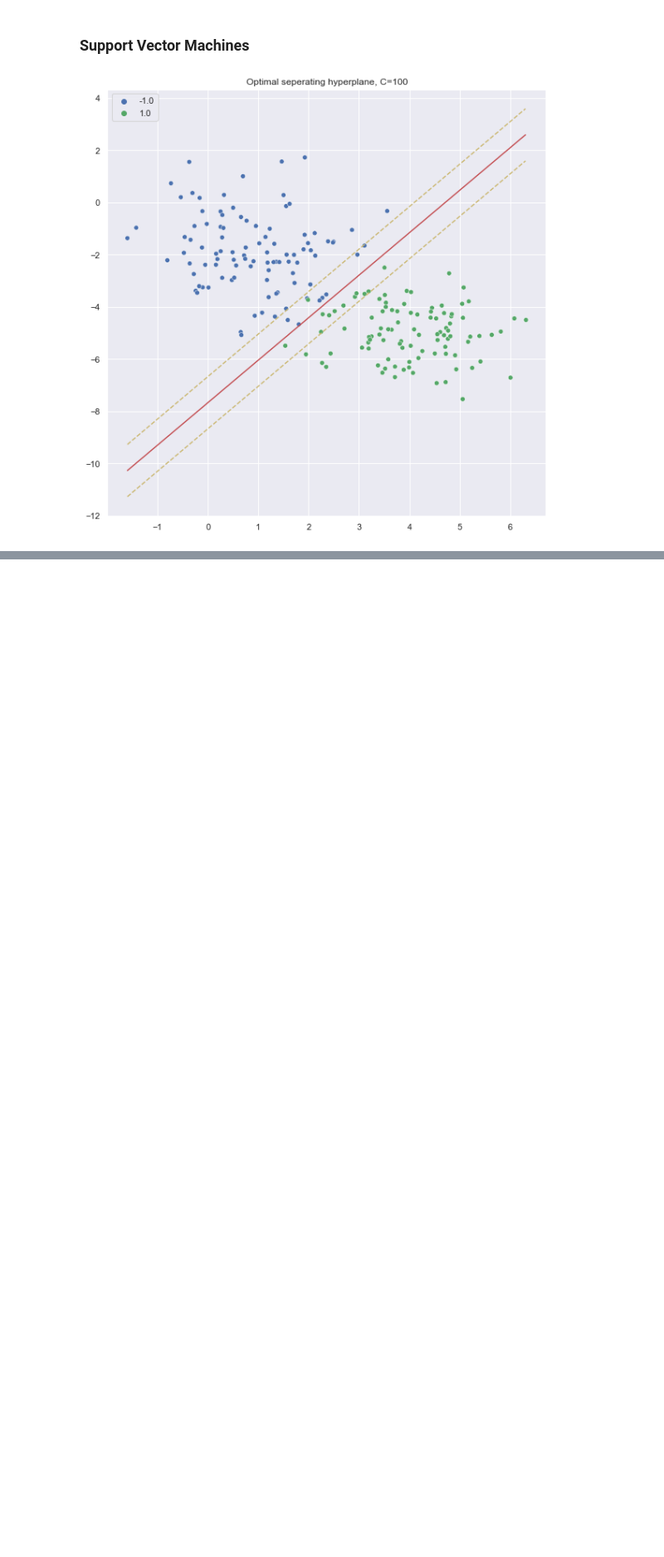
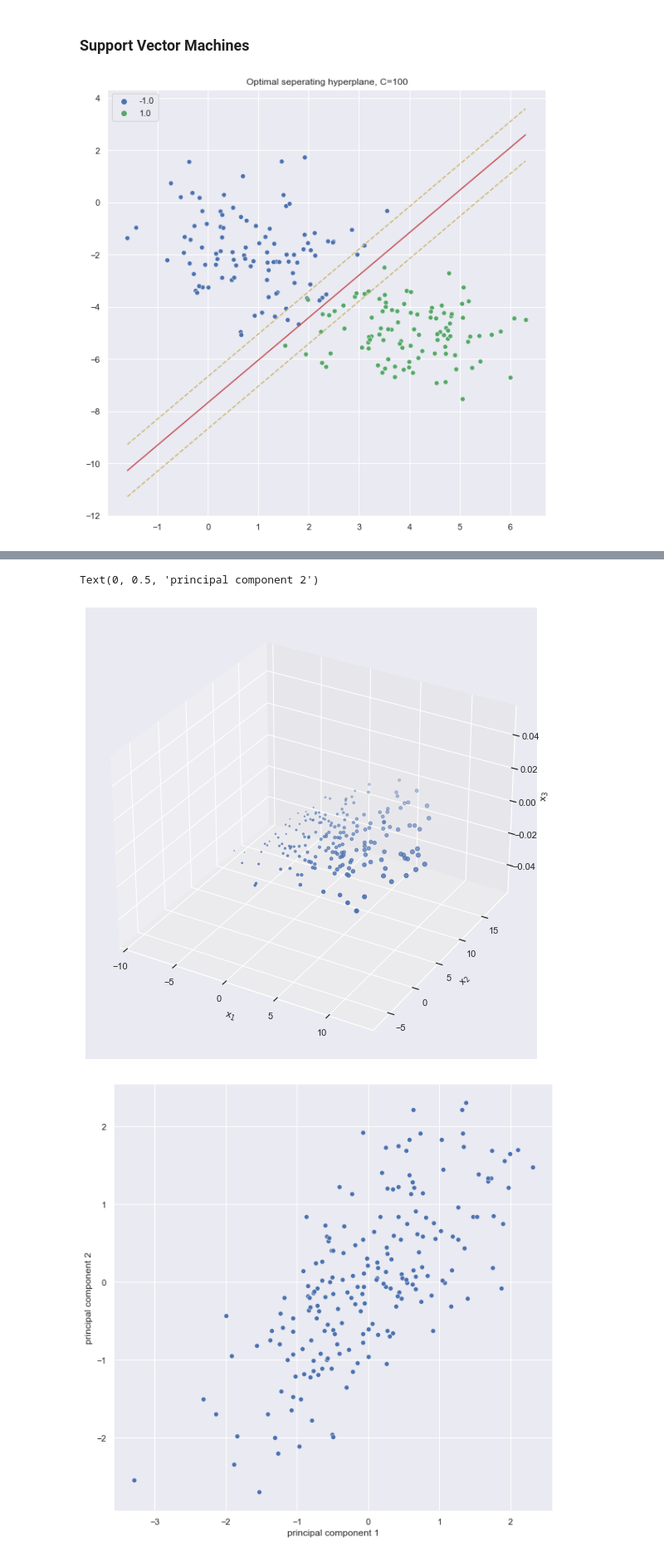
Before and after one commit to yarahal/machine-learning, a Jupyter notebook: notebook.ipynb, the cells around one changed output, grey strips where cells are left out. Shown at 83% size. Saved outputs shown, nothing was run; the diff lists cells and outputs as text; code cells hidden in the pictures; blank space fills up the shorter version.

```diff
--- a/notebook.ipynb
+++ b/notebook.ipynb
@@ -292,0 +297,47 @@ plt.title(f'Optimal seperating hyperplane, C={C}');
+# %%
+class PCA:
+    def __init__(self,k):
+        self.k = k
+
+    def fit(self,X):
+        m, n = X.shape[0], X.shape[1]
+        for j in range(n):
+            X[:,j] = (X[:,j] - np.mean(X[:,j]))/(np.std(X[:,j]))
+        cov_mat = np.cov(X.transpose())
+        eig_values, eig_vectors = np.linalg.eig(cov_mat)
+        self.principal_components = np.array([v for _, v in sorted(zip(eig_values, eig_vectors), key=lambda eigen_pair: eigen_pair[0])][:self.k])
+
+
+    def transform(self,X):
+        y = np.zeros((X.shape[0],self.k))
+        for i in range(X.shape[0]):
+            for j in range(self.k):
+                y[i,j] = np.dot(X[i,:],self.principal_components[j])
+        return y
+# %%
+m = 200
+n = 3
+X1 = np.random.normal(4,4,size=m)
+X2 = np.random.normal(5,5,size=m)
+X3 = 2*X1 + 3 + np.random.normal(0,1,size=m)
+X = np.concatenate([X1.reshape(m,1),X2.reshape(m,1),X3.reshape(m,1)],axis=1)
+
+fig = plt.figure(figsize=(10,10))
+ax = fig.add_subplot(projection='3d')
+plt.scatter(X1,X2,X3)
+ax.set_xlabel("x$_1$")
+ax.set_ylabel("x$_2$")
+ax.set_zlabel("x$_3$")
+
+pca = PCA(k=2)
+pca.fit(X)
+y = pca.transform(X)
+
+plt.figure(figsize=(10,10))
+sns.scatterplot(y[:,0],y[:,1])
+plt.xlabel("principal component 1")
+plt.ylabel("principal component 2");
+# %% [output]
+Text(0, 0.5, 'principal component 2')
+[figure, added]
+[figure, added]
```
Also changed, not shown: parts of 2 cells of this notebook, 2 other files.
